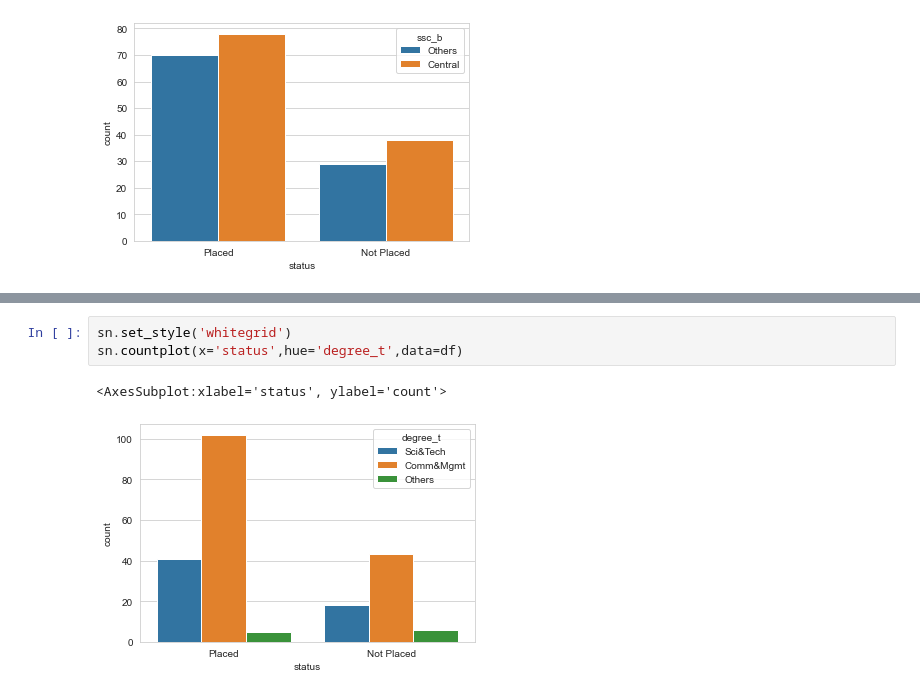
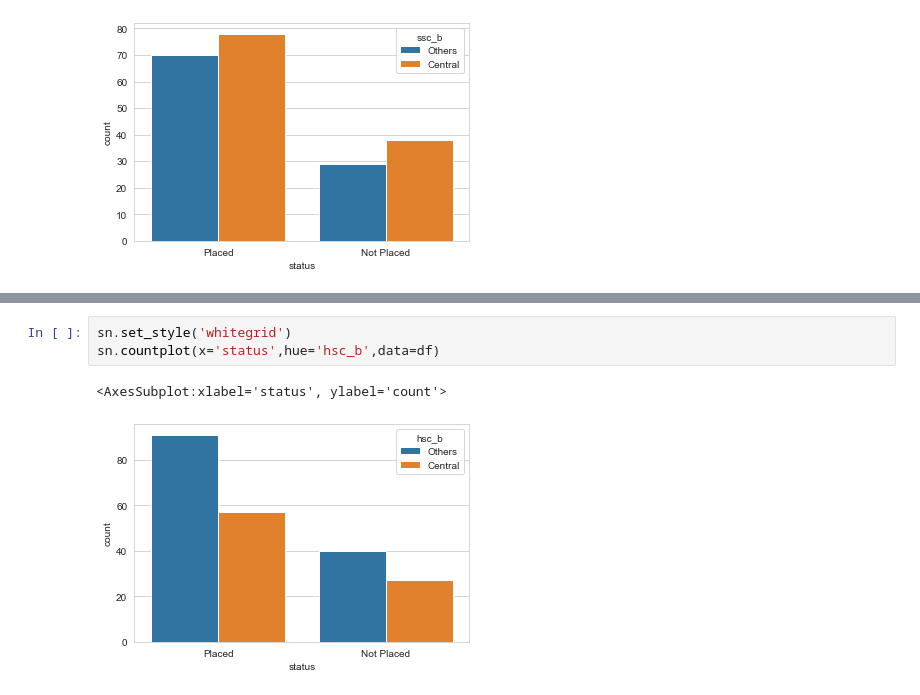
Before and after one commit to SaiSatya16/Hackathon-BrainDead-IIEST, a Jupyter notebook: Problem-1/Nandini_notebook.ipynb, the cells around one changed output, grey strips where cells are left out. Cells and saved outputs as stored; diff of their text form.

```diff
--- a/Problem-1/Nandini_notebook.ipynb
+++ b/Problem-1/Nandini_notebook.ipynb
@@ -137,6 +126,6 @@ plt.show()
-# %%
-sn.set_style('whitegrid')
-sn.countplot(x='status',hue='degree_t',data=df)
-# %% [output]
-<AxesSubplot:xlabel='status', ylabel='count'>
-[figure, removed]
+# %%
+sn.set_style('whitegrid')
+sn.countplot(x='status',hue='hsc_b',data=df)
+# %% [output]
+<AxesSubplot:xlabel='status', ylabel='count'>
+[figure, added]
```
Also changed, not shown: parts of 19 cells of this notebook, 1 other file.
